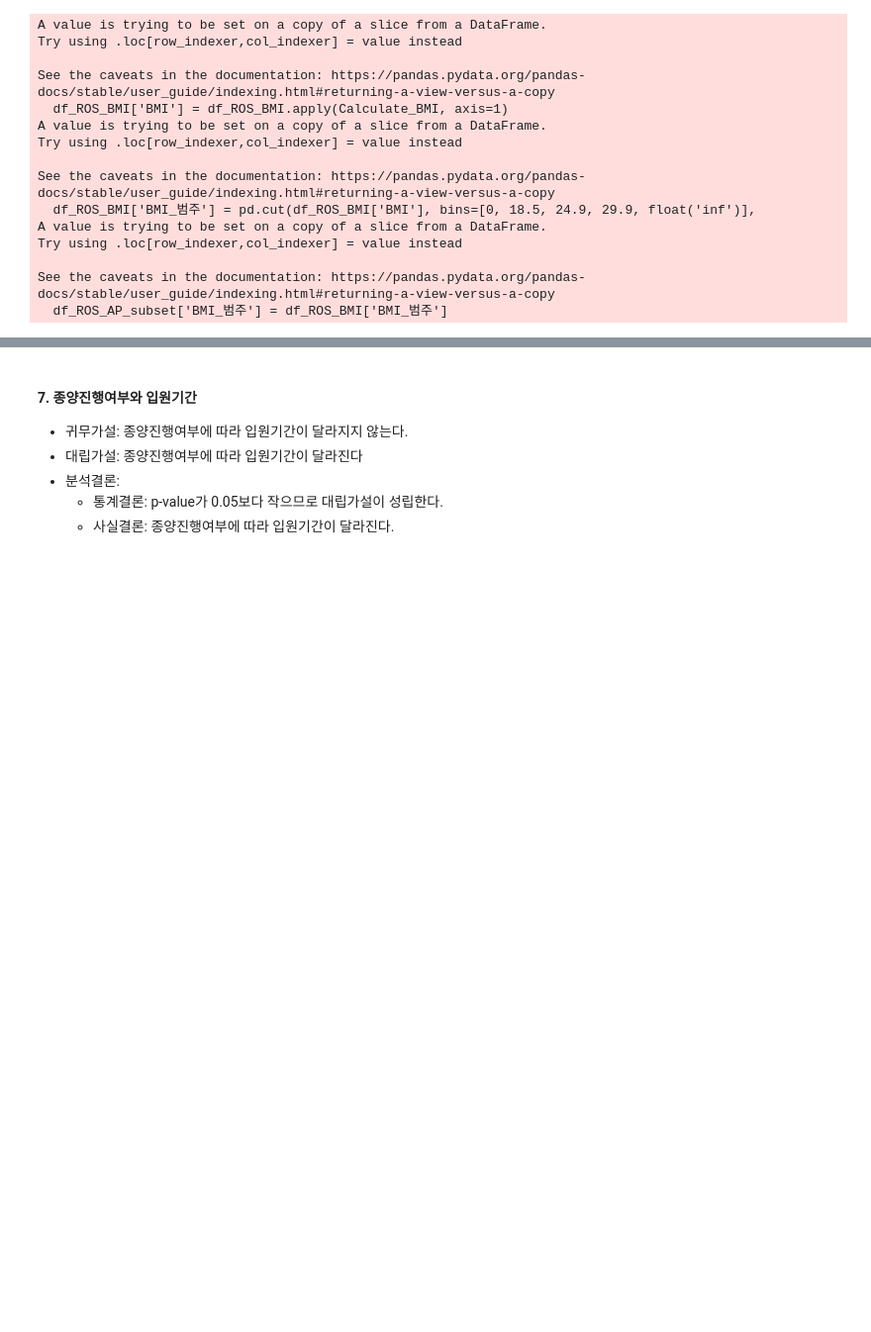
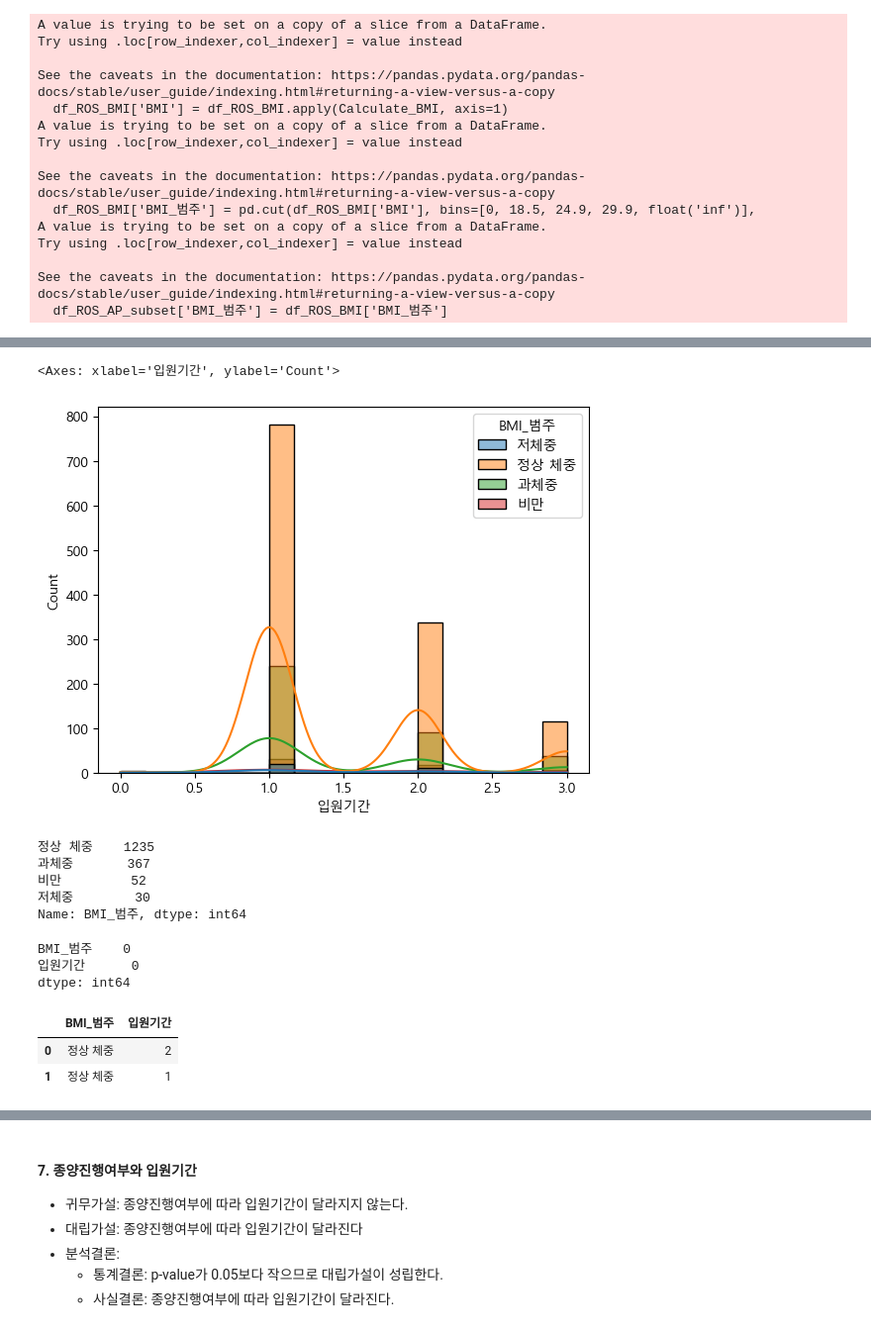
Before and after one commit to dancingKimDH/toy_data_analytics, a Jupyter notebook: codes/CDA/CDA아라.ipynb, the cells around one changed output, grey strips where cells are left out. Shown: that part at 99% size. Saved outputs shown, nothing was run; the diff lists cells and outputs as text; code cells hidden in the pictures; blank space fills up the shorter version.

```diff
--- a/codes/CDA/CDA아라.ipynb
+++ b/codes/CDA/CDA아라.ipynb
@@ -100,7 +93,3 @@ Try using .loc[row_indexer,col_indexer] = value instead
 
 See the caveats in the documentation: https://pandas.pydata.org/pandas-docs/stable/user_guide/indexing.html#returning-a-view-versus-a-copy
   df_ROS_AP_subset['BMI_범주'] = df_ROS_BMI['BMI_범주']
-# %%
-mapping = {'저체중': 1, '정상체중': 2, '과체중': 3, '비만': 4}
-df_BMI['BMI_숫자'] = df_BMI['BMI_범주'].map(mapping)
-result = kruskal(df_BMI['BMI_숫자'], df_BMI['입원기간'])
@@ -110,0 +112,13 @@ KruskalResult(statistic=nan, pvalue=nan)
+# %%
+sns.histplot(data=df_BMI, x='입원기간', kde=True, hue='BMI_범주')
+# %% [output]
+<Axes: xlabel='입원기간', ylabel='Count'>
+[figure, added]
+# %%
+df_BMI['BMI_범주'].value_counts()
+# %% [output]
+정상 체중    1235
+과체중       367
+비만         52
+저체중        30
+Name: BMI_범주, dtype: int64
@@ -110,0 +128,12 @@ KruskalResult(statistic=nan, pvalue=nan)
+# %%
+df_BMI_BW.isnull().sum()
+# %% [output]
+BMI_범주    0
+입원기간      0
+dtype: int64
+# %%
+df_BMI_BW[:2]
+# %% [output]
+|  | BMI_범주 | 입원기간 |
+| 0 | 정상 체중 | 2 |
+| 1 | 정상 체중 | 1 |
```
Also changed, not shown: parts of 14 cells of this notebook, 2 other files.
